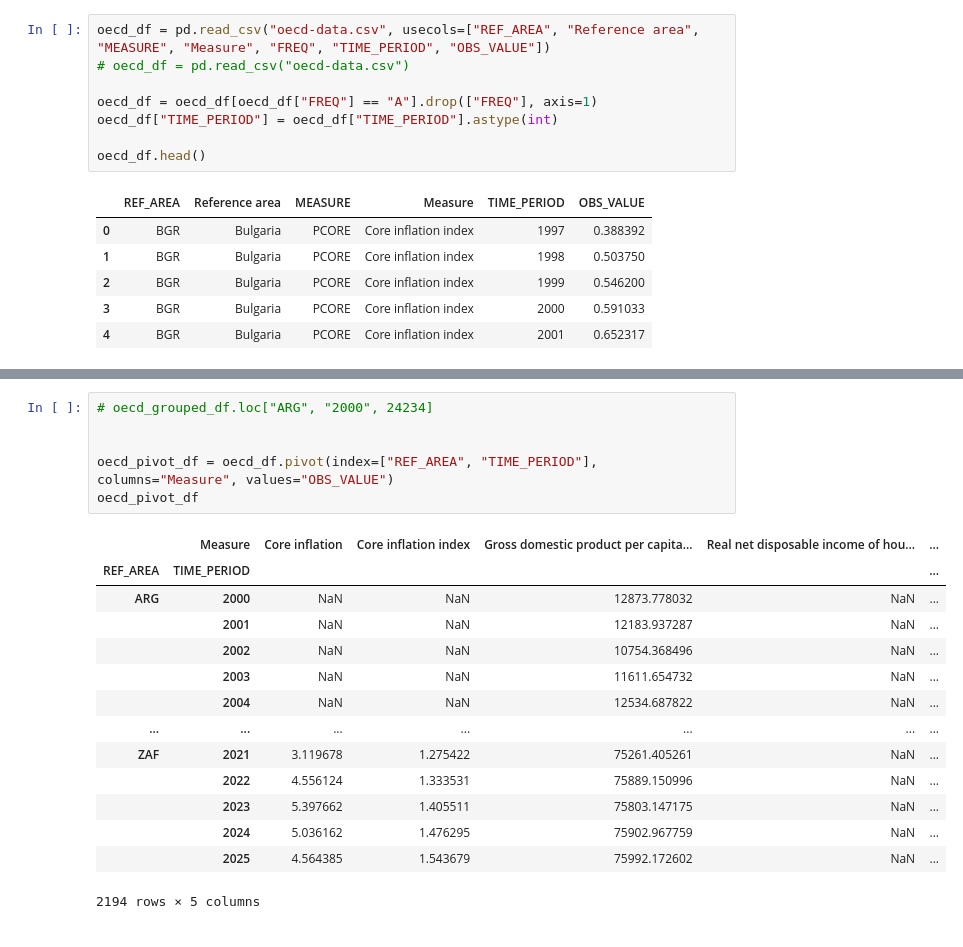
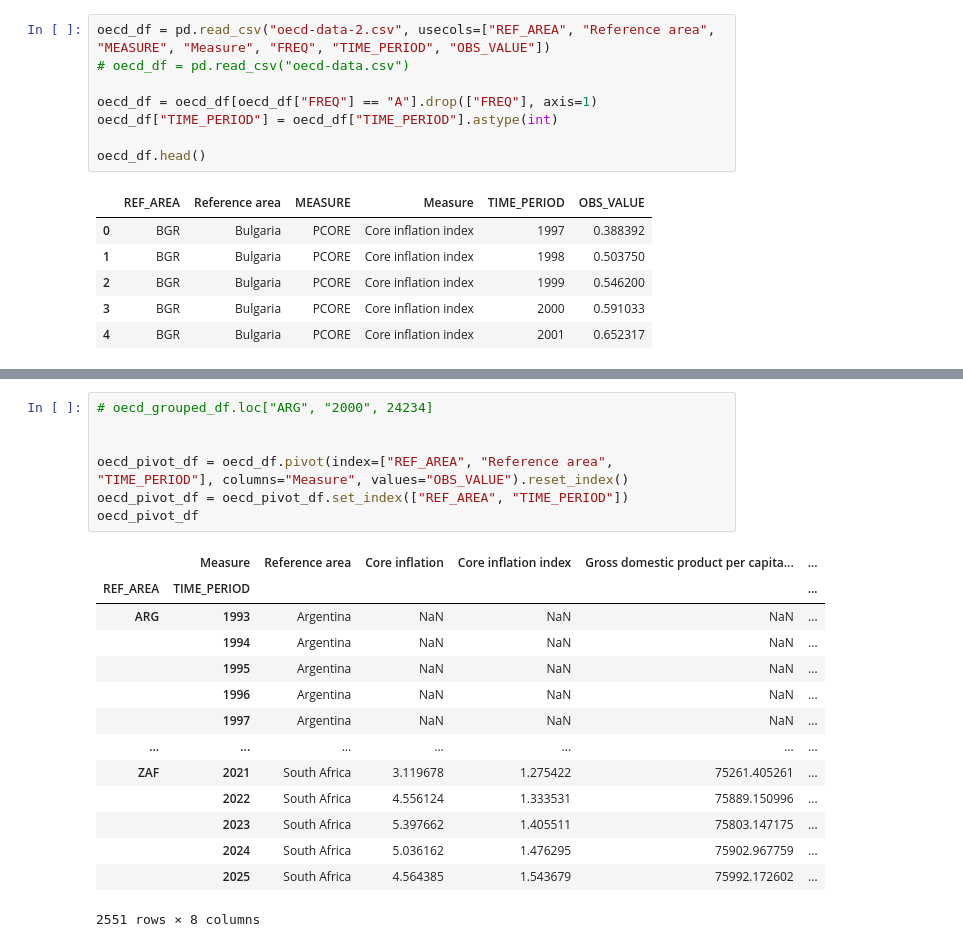
Before and after one commit to emmafurth/Data201, a Jupyter notebook: project 2/eda.ipynb, the cells around one changed output, grey strips where cells are left out. Drawn from its saved outputs; the diff is of its cells as text.

```diff
--- a/project 2/eda.ipynb
+++ b/project 2/eda.ipynb
@@ -83,7 +83,7 @@ sns.pairplot(df)
 <seaborn.axisgrid.PairGrid at 0x...>
 [figure]
 # %%
-oecd_df = pd.read_csv("oecd-data.csv", usecols=["REF_AREA", "Reference area", "MEASURE", "Measure", "FREQ", "TIME_PERIOD", "OBS_VALUE"])
+oecd_df = pd.read_csv("oecd-data-2.csv", usecols=["REF_AREA", "Reference area", "MEASURE", "Measure", "FREQ", "TIME_PERIOD", "OBS_VALUE"])
 # oecd_df = pd.read_csv("oecd-data.csv")
 
 oecd_df = oecd_df[oecd_df["FREQ"] == "A"].drop(["FREQ"], axis=1)
@@ -176,23 +162,24 @@ oecd_grouped_df = oecd_df.groupby(["REF_AREA", "TIME_PERIOD"]).apply(pivot_group
 # %%
 # oecd_grouped_df.loc["ARG", "2000", 24234]
 
 
-oecd_pivot_df = oecd_df.pivot(index=["REF_AREA", "TIME_PERIOD"], columns="Measure", values="OBS_VALUE")
+oecd_pivot_df = oecd_df.pivot(index=["REF_AREA", "Reference area", "TIME_PERIOD"], columns="Measure", values="OBS_VALUE").reset_index()
+oecd_pivot_df = oecd_pivot_df.set_index(["REF_AREA", "TIME_PERIOD"])
 oecd_pivot_df
 # %% [output]
-|  | Measure | Core inflation | Core inflation index | Gross domestic product per capita... | Real net disposable income of hou... | ... |
+|  | Measure | Reference area | Core inflation | Core inflation index | Gross domestic product per capita... | ... |
 | REF_AREA | TIME_PERIOD |  |  |  |  | ... |
-| ARG | 2000 | NaN | NaN | 12873.778032 | NaN | ... |
-|  | 2001 | NaN | NaN | 12183.937287 | NaN | ... |
-|  | 2002 | NaN | NaN | 10754.368496 | NaN | ... |
-|  | 2003 | NaN | NaN | 11611.654732 | NaN | ... |
-|  | 2004 | NaN | NaN | 12534.687822 | NaN | ... |
+| ARG | 1993 | Argentina | NaN | NaN | NaN | ... |
+|  | 1994 | Argentina | NaN | NaN | NaN | ... |
+|  | 1995 | Argentina | NaN | NaN | NaN | ... |
+|  | 1996 | Argentina | NaN | NaN | NaN | ... |
+|  | 1997 | Argentina | NaN | NaN | NaN | ... |
 | ... | ... | ... | ... | ... | ... | ... |
-| ZAF | 2021 | 3.119678 | 1.275422 | 75261.405261 | NaN | ... |
-|  | 2022 | 4.556124 | 1.333531 | 75889.150996 | NaN | ... |
-|  | 2023 | 5.397662 | 1.405511 | 75803.147175 | NaN | ... |
-|  | 2024 | 5.036162 | 1.476295 | 75902.967759 | NaN | ... |
-|  | 2025 | 4.564385 | 1.543679 | 75992.172602 | NaN | ... |
+| ZAF | 2021 | South Africa | 3.119678 | 1.275422 | 75261.405261 | ... |
+|  | 2022 | South Africa | 4.556124 | 1.333531 | 75889.150996 | ... |
+|  | 2023 | South Africa | 5.397662 | 1.405511 | 75803.147175 | ... |
+|  | 2024 | South Africa | 5.036162 | 1.476295 | 75902.967759 | ... |
+|  | 2025 | South Africa | 4.564385 | 1.543679 | 75992.172602 | ... |
-2194 rows × 5 columns
+2551 rows × 8 columns
 # %%
 joined_df = df.join(oecd_pivot_df, on=["LOCATION", "TIME"])
```
Also changed, not shown: parts of 6 cells of this notebook, 1 other file.
